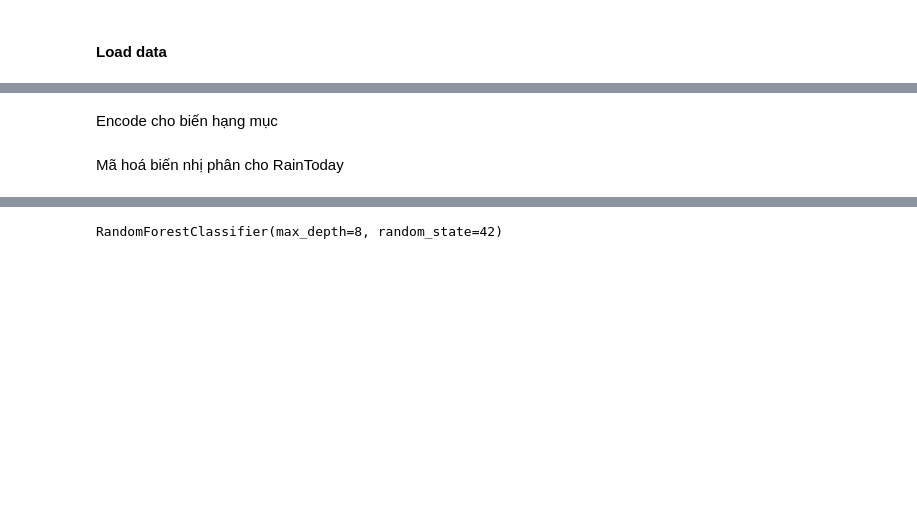
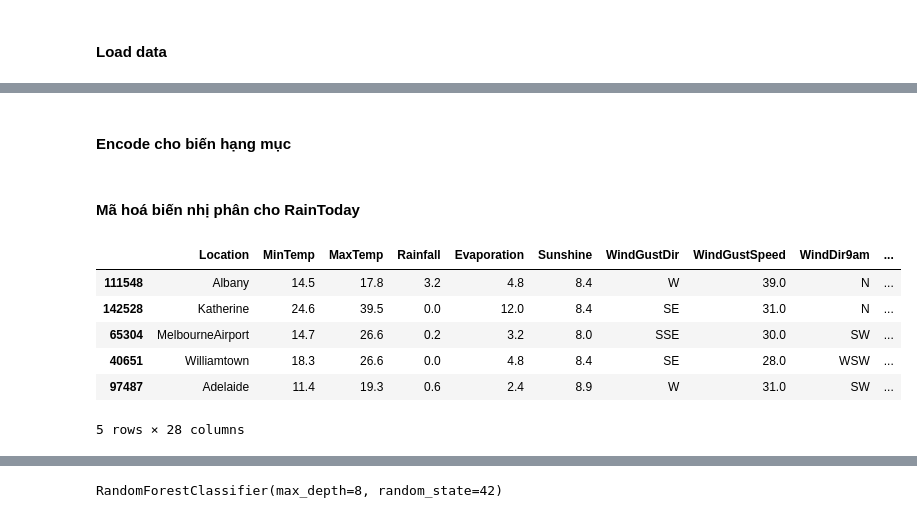
Before and after one commit to aidino/funix, a Jupyter notebook: assignments/c3-classification/assignment-1/hv_asm_1.ipynb, the cells around one changed output, grey strips where cells are left out. Saved outputs shown, nothing was run; the diff lists cells and outputs as text; code cells hidden in the pictures; blank space fills up the shorter version.

```diff
--- a/assignments/c3-classification/assignment-1/hv_asm_1.ipynb
+++ b/assignments/c3-classification/assignment-1/hv_asm_1.ipynb
@@ -356,0 +347,3 @@ F1 score: 0.53654552878726
+# %%
+df_advance['Date'] = pd.to_datetime(df_advance['Date'], format='%Y-%m-%d')
+df_advance['Date'].head()
@@ -356,0 +359,14 @@ F1 score: 0.53654552878726
+# %%
+def encode_date(df, variable, max_value):
+    df[variable + '_sin'] = np.sin(2 * np.pi * df[variable]/max_value)
+    df[variable + '_cos'] = np.cos(2 * np.pi * df[variable]/max_value)
+    return df
+
+df_advance['Date_year'] = df_advance['Date'].dt.year
+df_advance['Date_month'] = df_advance['Date'].dt.month
+df_advance = encode_date(df_advance, 'Date_month', max_value=12)
+
+df_advance['Date_day'] = df_advance['Date'].dt.day
+df_advance = encode_date(df_advance, 'Date_day', max_value=31)
+
+df_advance.drop(['Date'], axis=1, inplace = True)
@@ -393,7 +441,7 @@ for df3 in [X_train, X_test]:
     df3['WindSpeed9am'] = max_value(df3, 'WindSpeed9am', 55)
     df3['WindSpeed3pm'] = max_value(df3, 'WindSpeed3pm', 57)
 # %% [markdown]
-Encode cho biến hạng mục
+#### Encode cho biến hạng mục
 # %%
 from sklearn import preprocessing
 le = preprocessing.LabelEncoder()
@@ -402,5 +450,17 @@ y_train = le.fit_transform(y_train)
 y_test = le.transform(y_test)
 y_valid = le.transform(y_valid)
 # %% [markdown]
-Mã hoá biến nhị phân cho RainToday
+#### Mã hoá biến nhị phân cho RainToday
+# %%
+X_train_1, X_test_1, X_valid_1 = X_train.copy(), X_test.copy(), X_valid.copy()
+# %%
+X_train_1.head()
+# %% [output]
+|  | Location | MinTemp | MaxTemp | Rainfall | Evaporation | Sunshine | WindGustDir | WindGustSpeed | WindDir9am | ... |
+| 111548 | Albany | 14.5 | 17.8 | 3.2 | 4.8 | 8.4 | W | 39.0 | N | ... |
+| 142528 | Katherine | 24.6 | 39.5 | 0.0 | 12.0 | 8.4 | SE | 31.0 | N | ... |
+| 65304 | MelbourneAirport | 14.7 | 26.6 | 0.2 | 3.2 | 8.0 | SSE | 30.0 | SW | ... |
+| 40651 | Williamtown | 18.3 | 26.6 | 0.0 | 4.8 | 8.4 | SE | 28.0 | WSW | ... |
+| 97487 | Adelaide | 11.4 | 19.3 | 0.6 | 2.4 | 8.9 | W | 31.0 | SW | ... |
+5 rows × 28 columns
 # %%
```
Also changed, not shown: parts of 57 cells of this notebook.
